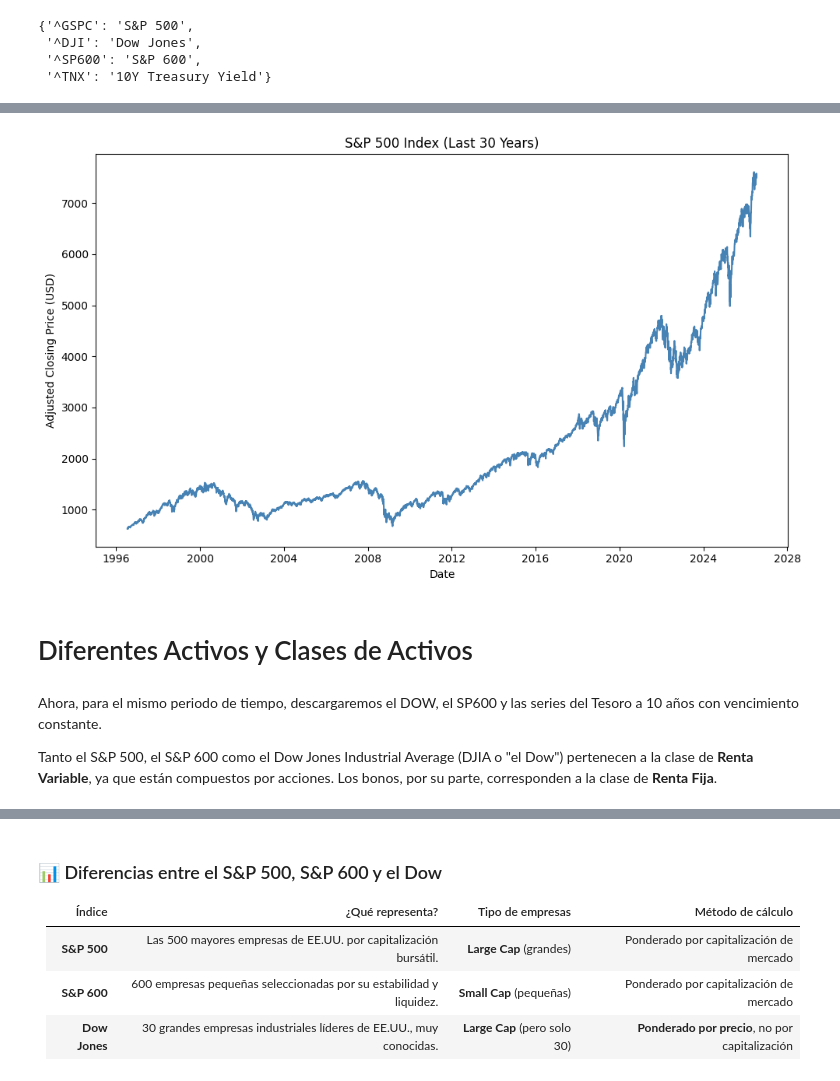
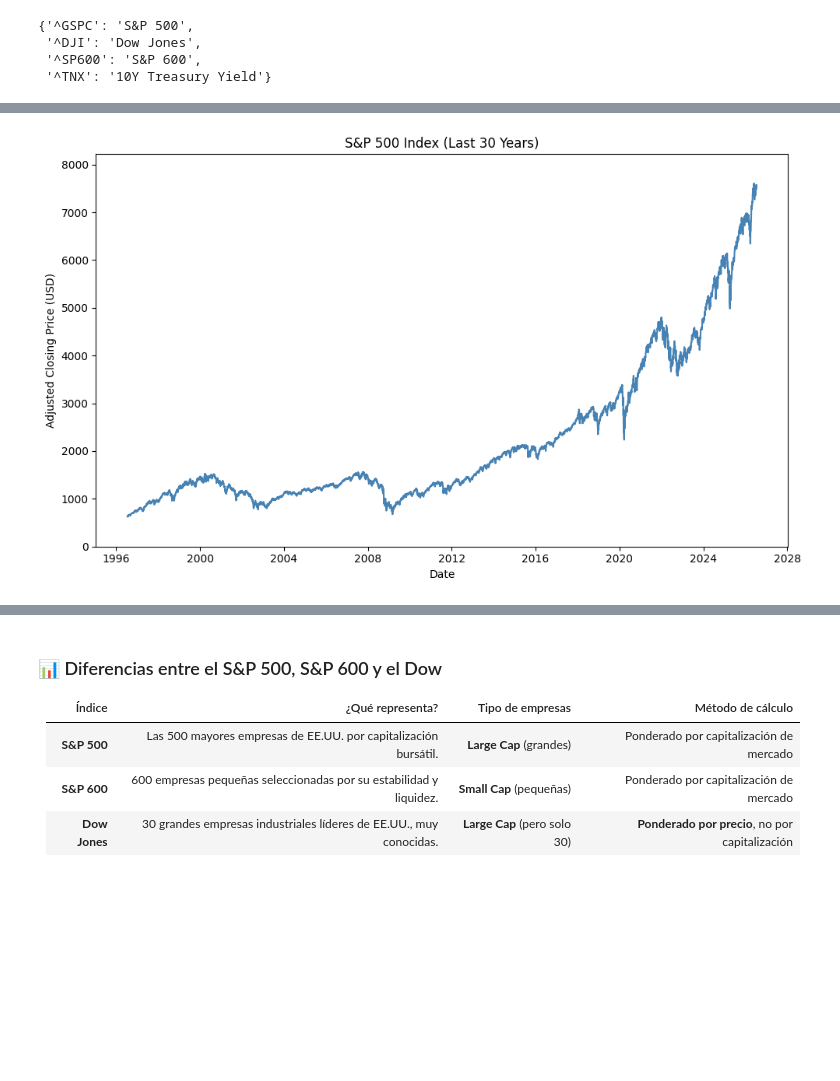
Before and after one commit to fdiaz1968/Finance-MBA, a Jupyter notebook: docs/clases/1_Riesgo_Retorno_Py.ipynb, the cells around one changed output, grey strips where cells are left out. Cells and saved outputs as stored; diff of their text form; code cells hidden in the pictures; blank space fills up the shorter version.

```diff
--- a/docs/clases/1_Riesgo_Retorno_Py.ipynb
+++ b/docs/clases/1_Riesgo_Retorno_Py.ipynb
@@ -68,16 +342,13 @@ Grafiquemos el precio de cierre, ajustado por dividendos y splits:
 # %%
+y_top = sp500_data["Close"].max()
+
 fig, ax = plt.subplots(figsize=(10, 6))
 ax.plot(sp500_data["Date"], sp500_data["Close"], color="steelblue", linewidth=1.5)
+ax.set_ylim(0, y_top * 1.08)
 ax.set_title("S&P 500 Index (Last 30 Years)")
 ax.set_xlabel("Date")
 ax.set_ylabel("Adjusted Closing Price (USD)")
 plt.tight_layout()
 plt.show()
 # %% [output]
-[figure, old version]
+[figure, new version]
-# %% [markdown]
-# Diferentes Activos y Clases de Activos
-# %% [markdown]
-Ahora, para el mismo periodo de tiempo, descargaremos el DOW, el SP600 y las series del Tesoro a 10 años con vencimiento constante.
-
-Tanto el S&P 500, el S&P 600 como el Dow Jones Industrial Average (DJIA o "el Dow") pertenecen a la clase de **Renta Variable**, ya que están compuestos por acciones. Los bonos, por su parte, corresponden a la clase de **Renta Fija**.
```
Also changed, not shown: parts of 41 cells of this notebook.
